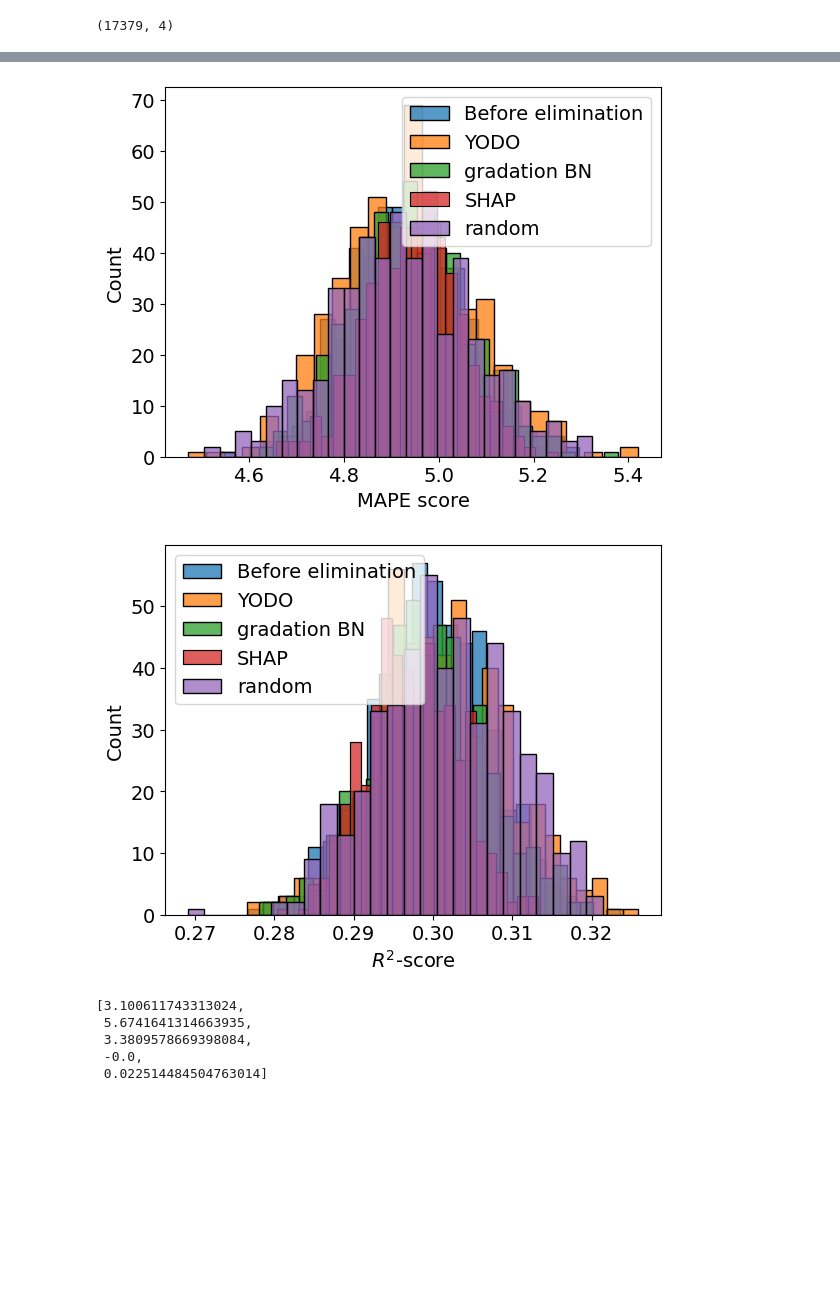
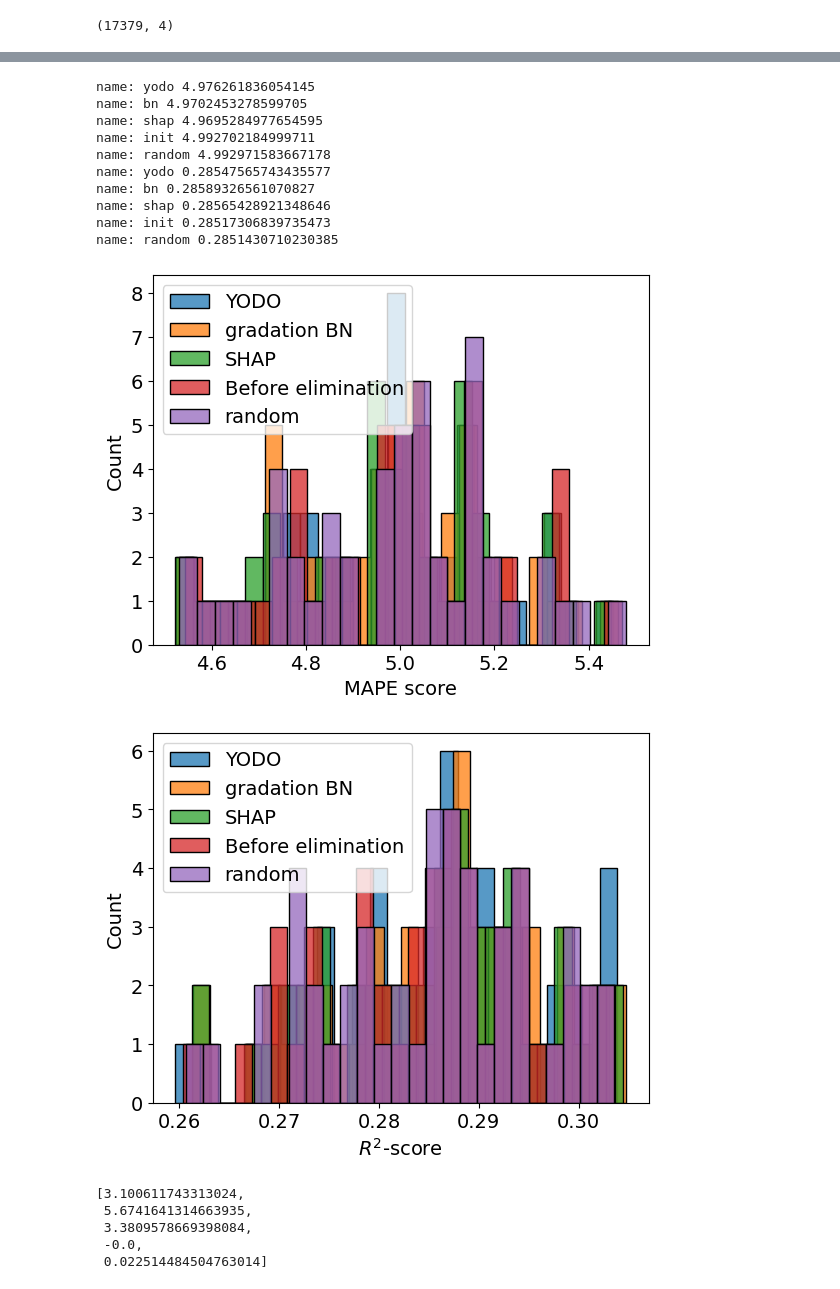
Before and after one commit to dmitry-grigorev/GIEBN, a Jupyter notebook: experiments/shaplime/error_gradations_yodo_synthetic_classif_bikes_regr.ipynb, the cells around one changed output, grey strips where cells are left out. Cells and saved outputs as stored; diff of their text form; code cells hidden in the pictures; blank space fills up the shorter version.

```diff
--- a/experiments/shaplime/error_gradations_yodo_synthetic_classif_bikes_regr.ipynb
+++ b/experiments/shaplime/error_gradations_yodo_synthetic_classif_bikes_regr.ipynb
@@ -297,7 +300,11 @@ np.random.seed(42)
 stats_res = bootstrap_sampling(data, d_dict, bn,
                                     [mape,
                                     r2_score], trials=50,alpha=0.9, incl_random_removal=True,
-                                    drop_mode='metric')
+                                    drop_mode='metric',
+                                    mode='regr',
+                                    incl_test=True,
+                                    test_size=0.25,
+                                    stratify_tts=False)
 # %%
 stats_res['avg_n_dropped']
 # %% [output]
@@ -341,15 +358,26 @@ for k, label in enumerate(['MAPE score', '$R^2$-score']):
 # %%
+
 for k, label in enumerate(['MAPE score', '$R^2$-score']):
     plt.figure()
-    plot_scores(stats_res['metrics'], ["Before elimination",
+    plot_scores(stats_res['metrics_test'], ["Before elimination",
                           "YODO",
                           "gradation BN",
                           "SHAP",
                           "random"
                           ], label, k)
 # %% [output]
+name: yodo 4.976261836054145
+name: bn 4.9702453278599705
+name: shap 4.9695284977654595
+name: init 4.992702184999711
+name: random 4.992971583667178
+name: yodo 0.28547565743435577
+name: bn 0.28589326561070827
+name: shap 0.28565428921348646
+name: init 0.28517306839735473
+name: random 0.2851430710230385
-[figure, old version]
+[figure, new version]
-[figure, old version]
+[figure, new version]
 # %%
 # Среднее улучшение скоров в процентах
 improve = [-sum((a-b)/b for a, b in zip(y[0], stats_res['metrics']['init'][0]))/500*100 for y in stats_res['metrics'].values()]
```
Also changed, not shown: parts of 13 cells of this notebook, 5 other files.
